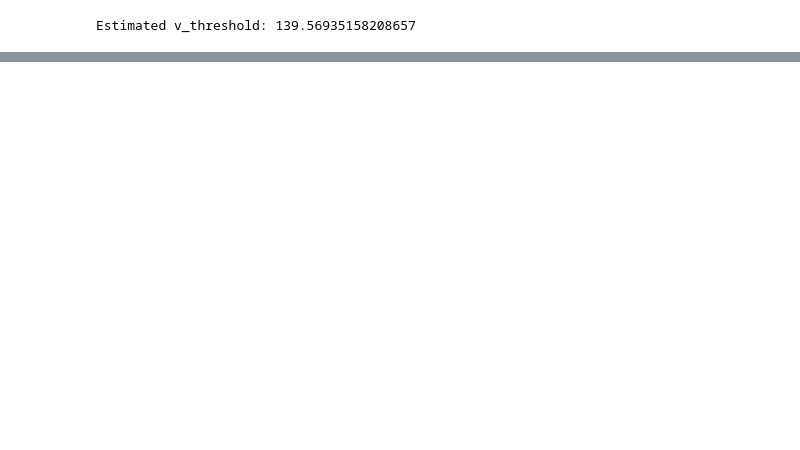
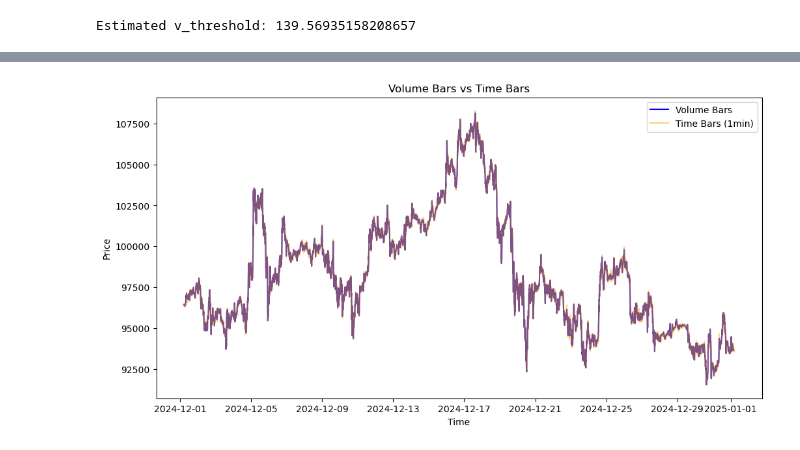
Before and after one commit to Camgomocod/Structured-Data, a Jupyter notebook: notebooks/03_volume_bars.ipynb, the cells around one changed output, grey strips where cells are left out. Cells and saved outputs as stored; diff of their text form; code cells hidden in the pictures; blank space fills up the shorter version.

```diff
--- a/notebooks/03_volume_bars.ipynb
+++ b/notebooks/03_volume_bars.ipynb
@@ -246,0 +263,12 @@ num of volume bars: 5286
+# %%
+# plot volume bars
+plt.figure(figsize=(12,6))
+plt.plot(v_bars['open_time'], v_bars['close'], label='Volume Bars', color='blue')
+plt.plot(data['open_time'], data['close'], label='Time Bars (1min)', color='orange', alpha=0.5)
+plt.xlabel('Time')
+plt.ylabel('Price')
+plt.title('Volume Bars vs Time Bars')
+plt.legend()
+plt.show()
+# %% [output]
+[figure, added]
```
Also changed, not shown: parts of 5 cells of this notebook, 9 other files.
